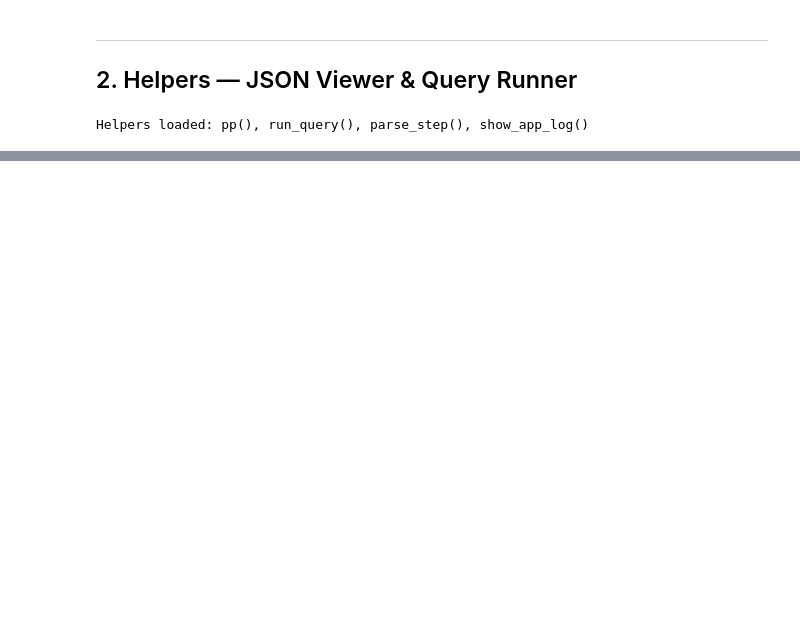
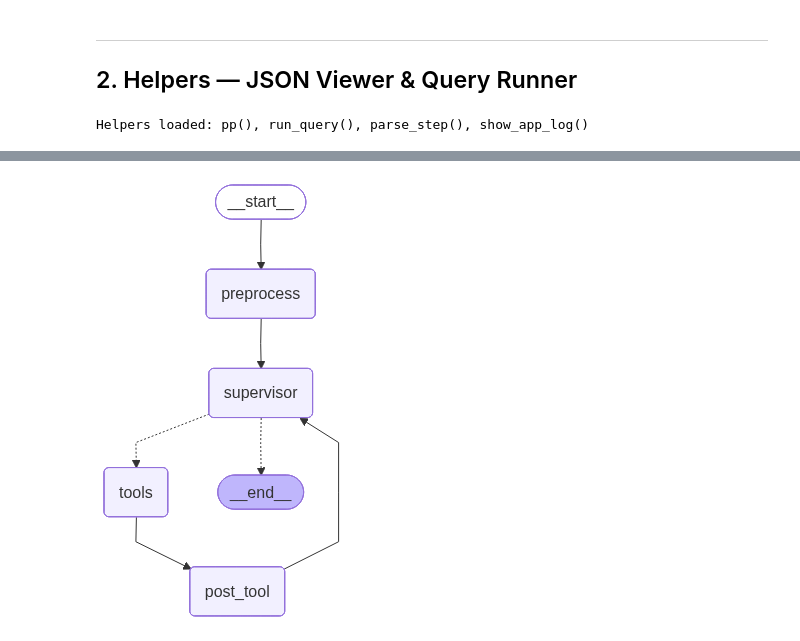
Before and after one commit to dieppu228/educational_chatbot, a Jupyter notebook: src/notebook/pipeline_e2e.ipynb, the cells around one changed output, grey strips where cells are left out. Cells and saved outputs as stored; diff of their text form; code cells hidden in the pictures; blank space fills up the shorter version.

```diff
--- a/src/notebook/pipeline_e2e.ipynb
+++ b/src/notebook/pipeline_e2e.ipynb
@@ -563,0 +212,11 @@ show_app_log(40)
+# %%
+from IPython.display import Image, display
+from src.llm.graphs.content_supervisor import build_content_supervisor
+
+graph = build_content_supervisor()
+
+try:
+    display(Image(graph.get_graph().draw_mermaid_png()))
+except Exception as e:
+    print(f'Error: {e}')
+# %% [output]
@@ -563,0 +224 @@ show_app_log(40)
+[figure, added]
```
Also changed, not shown: parts of 14 cells of this notebook, 13 other files.
